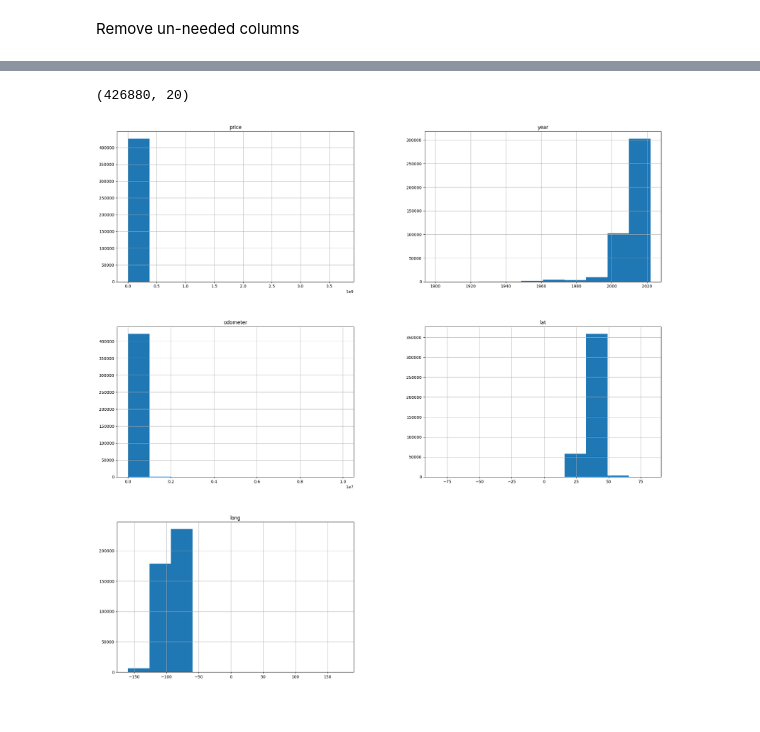
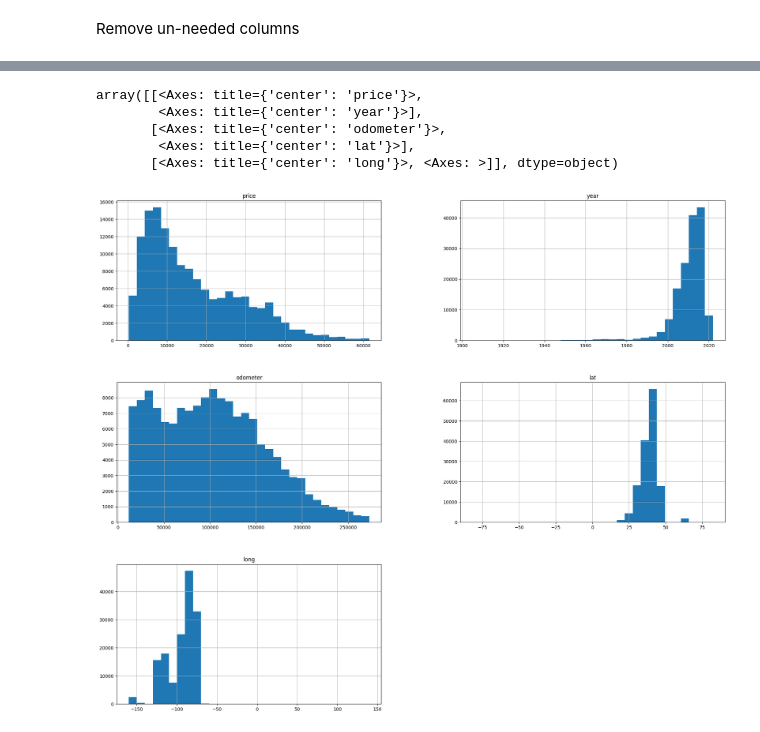
Before and after one commit to Ali7109/3401Project, a Jupyter notebook: src/CarPredictionModel.ipynb, the cells around one changed output, grey strips where cells are left out. Drawn from its saved outputs; the diff is of its cells as text; code cells hidden in the pictures.

Commit message:
cleaned up data a little plotted data

```diff
--- a/src/CarPredictionModel.ipynb
+++ b/src/CarPredictionModel.ipynb
@@ -12,3 +17,5 @@ Remove un-needed columns
 # %%
+# see how much data is missing
 print(vehicles.isna().sum() / vehicles.shape[0] * 100)
+vehicles = vehicles.dropna()
 # %% [output]
@@ -70,3 +98,0 @@ print(nsm)
-# %%
-vehicles = vehicles.drop(['county', 'url', 'image_url', 'region_url', 'id', 'VIN'], axis=1)
-dropped.size
@@ -90,0 +102,6 @@ vehicles.head(100)
+# %%
+# Remove the extremes from the prices
+lowerPricePercentile = np.percentile(vehicles['price'], 5)
+upperPricePercentile = np.percentile(vehicles['price'], 99)
+print(lowerPricePercentile, upperPricePercentile)
+vehicles = vehicles[vehicles['price'].between(lowerPricePercentile, upperPricePercentile)]
@@ -90,0 +110,6 @@ vehicles.head(100)
+# %%
+# remove extremes from the odometer
+lowerOdometerPercentile = np.percentile(vehicles['odometer'], 5)
+upperUpperPercentile = np.percentile(vehicles['odometer'], 99)
+print(lowerOdometerPercentile, upperUpperPercentile)
+vehicles = vehicles[vehicles['odometer'].between(lowerOdometerPercentile, upperUpperPercentile)]
@@ -103,14 +122,9 @@ vehicles.describe()
-# %%
-print(vehicles.shape)
-# %% [output]
-(426880, 20)
-# %%
-import matplotlib.pyplot as plt
-import seaborn as sns
-vehicles.hist(figsize=(24,24))
-plt.show()
-
-# Depending on whatever sample returns it gets stuck i think
-#sns.pairplot(vehicles.sample(25000))
-# %% [output]
-[figure, removed]
+# %%
+vehicles.hist(figsize=(24,20), bins=30)
+# %% [output]
+array([[<Axes: title={'center': 'price'}>,
+        <Axes: title={'center': 'year'}>],
+       [<Axes: title={'center': 'odometer'}>,
+        <Axes: title={'center': 'lat'}>],
+       [<Axes: title={'center': 'long'}>, <Axes: >]], dtype=object)
+[figure, added]
```
Also changed, not shown: parts of 16 cells of this notebook.
